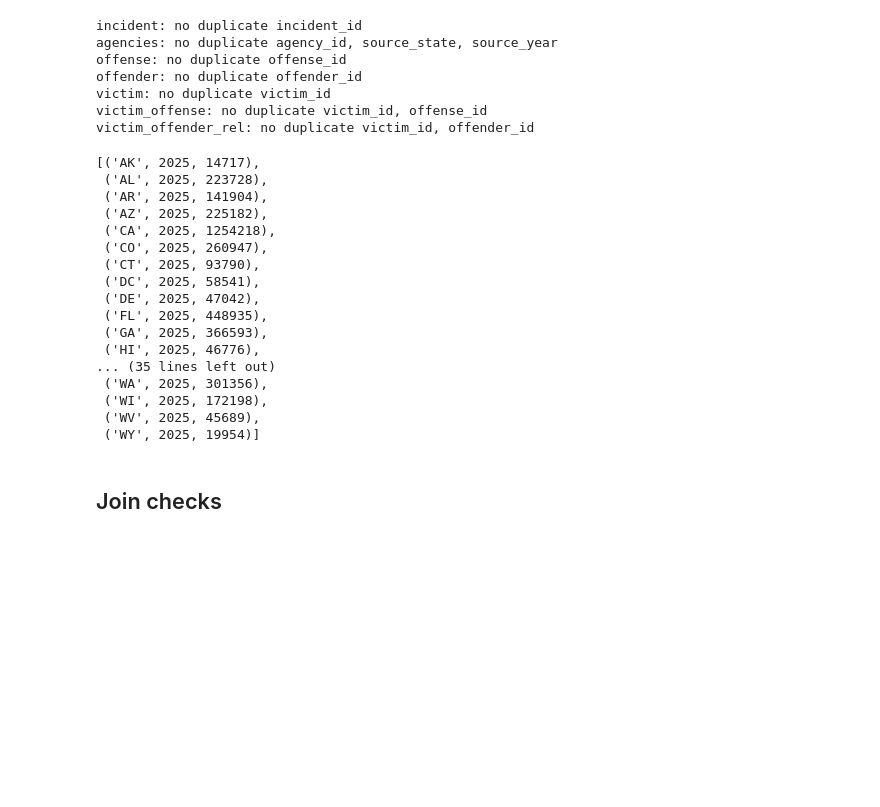
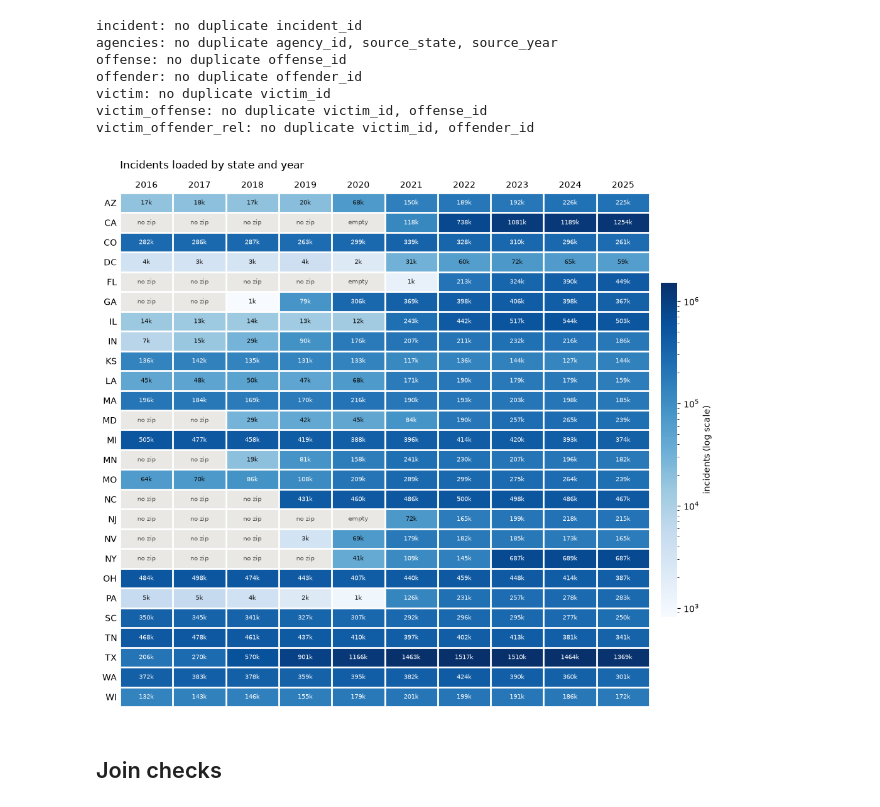
Before and after one commit to mshah22315/causal-inference-project, a Jupyter notebook: notebooks/01_setup.ipynb, the cells around one changed output. Saved outputs shown, nothing was run; the diff lists cells and outputs as text; code cells hidden in the pictures; blank space fills up the shorter version.

Commit message:
add visualization of table data, fix encoding on CA agency files, load additional lookup tables, load nfl data

```diff
--- a/notebooks/01_setup.ipynb
+++ b/notebooks/01_setup.ipynb
@@ -212,30 +253,64 @@ victim_offense: no duplicate victim_id, offense_id
 victim_offender_rel: no duplicate victim_id, offender_id
 # %%
 # Sanity check
-display(con.sql("""
-    SELECT source_state, source_year, count(*) AS incidents
+years = list(range(2016, 2026))
+states = sorted(STATES)
+
+counts = con.sql("""
+    SELECT source_state AS state, source_year AS year, count(*) AS incidents
     FROM incident
     GROUP BY ALL
-    ORDER BY source_state, source_year
-""").fetchall())
+""").df()
+grid = counts.pivot(index="state", columns="year", values="incidents").reindex(index=states, columns=years)
+
+# why a cell is blank: zip missing, or header-only incident table
+status = con.sql("""
+    SELECT state, year, any_value(status) AS status
+    FROM load_log
+    WHERE status IN ('zip missing', 'empty')
+      AND ("table" IS NULL OR "table" = 'incident')
+    GROUP BY ALL
+""").df()
+blank_label = {(r.state, r.year): ("no zip" if r.status == "zip missing" else "empty")
+               for r in status.itertuples()}
+
+values = grid.values.astype(float)
+cmap = plt.get_cmap("Blues").copy()
+cmap.set_bad("#e9e8e4")
+norm = mcolors.LogNorm(vmin=np.nanmin(values), vmax=np.nanmax(values))
+
+fig, ax = plt.subplots(figsize=(10, 9))
+im = ax.imshow(np.ma.masked_invalid(values), cmap=cmap, norm=norm, aspect="auto")
+
+for i, state in enumerate(states):
+    for j, year in enumerate(years):
+        v = values[i, j]
+        if np.isnan(v):
+            ax.text(j, i, blank_label.get((state, year), "-"), ha="center", va="center",
+                    fontsize=7, color="#52514e")
+        else:
+            ax.text(j, i, f"{v/1000:.0f}k", ha="center", va="center", fontsize=7,
+                    color="white" if norm(v) > 0.6 else "#0b0b0b")
+
+ax.set_xticks(range(len(years)), years)
+ax.set_yticks(range(len(states)), states)
+ax.set_xticks(np.arange(-0.5, len(years)), minor=True)
+ax.set_yticks(np.arange(-0.5, len(states)), minor=True)
+ax.grid(which="minor", color="white", linewidth=2)
+ax.tick_params(which="both", length=0)
+for spine in ax.spines.values():
+    spine.set_visible(False)
+ax.xaxis.tick_top()
+
+cbar = fig.colorbar(im, ax=ax, fraction=0.03, pad=0.02)
+cbar.set_label("incidents (log scale)")
+cbar.outline.set_visible(False)
+
+ax.set_title("Incidents loaded by state and year", loc="left", pad=28)
+plt.tight_layout()
+plt.show()
 # %% [output]
-[('AK', 2025, 14717),
- ('AL', 2025, 223728),
- ('AR', 2025, 141904),
- ('AZ', 2025, 225182),
- ('CA', 2025, 1254218),
- ('CO', 2025, 260947),
- ('CT', 2025, 93790),
- ('DC', 2025, 58541),
- ('DE', 2025, 47042),
- ('FL', 2025, 448935),
- ('GA', 2025, 366593),
- ('HI', 2025, 46776),
-... (35 lines left out)
- ('WA', 2025, 301356),
- ('WI', 2025, 172198),
- ('WV', 2025, 45689),
- ('WY', 2025, 19954)]
+[figure, added]
 # %% [markdown]
 ## Join checks
 # %%
```
Also changed, not shown: parts of 8 cells of this notebook, 1 other file.
